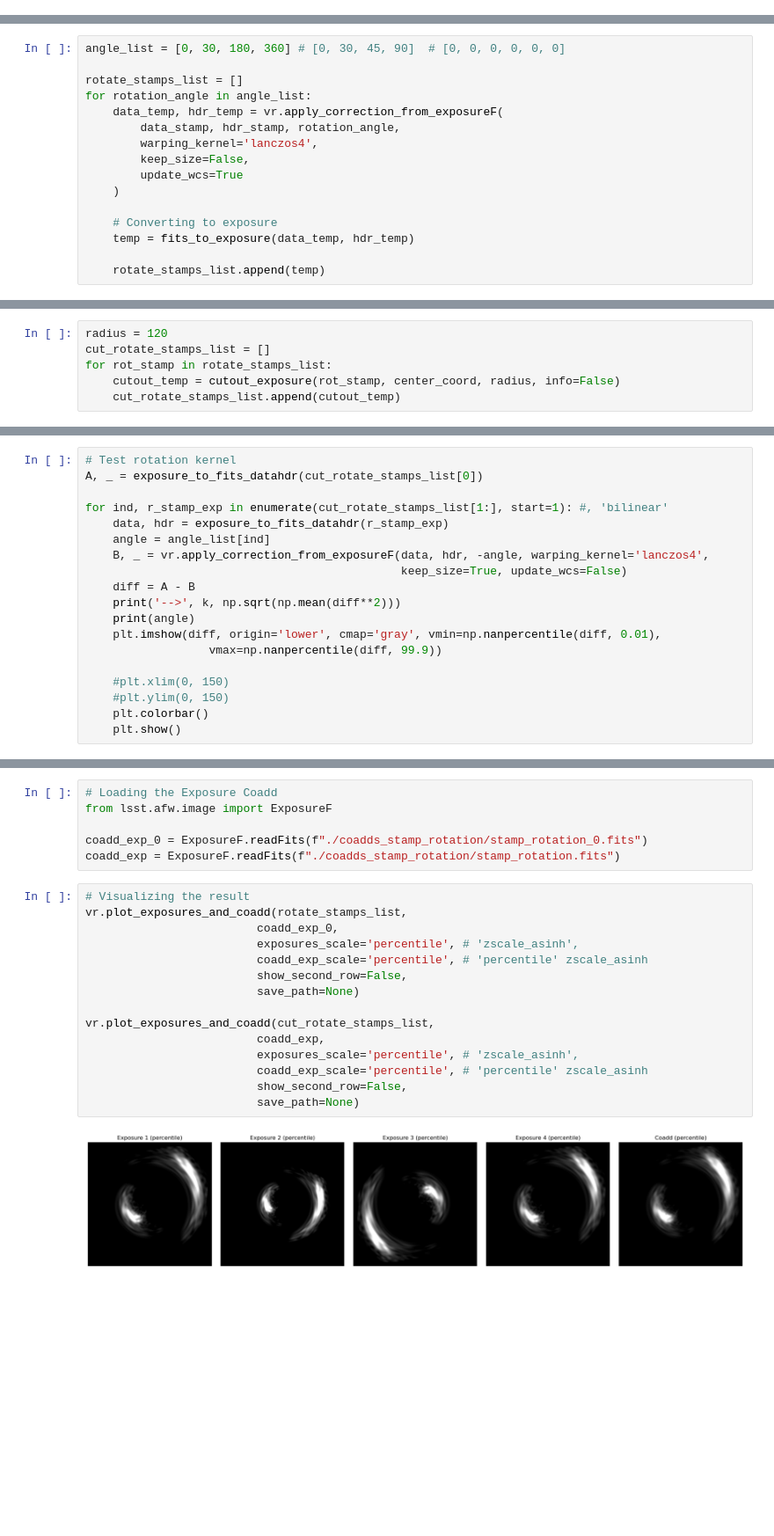
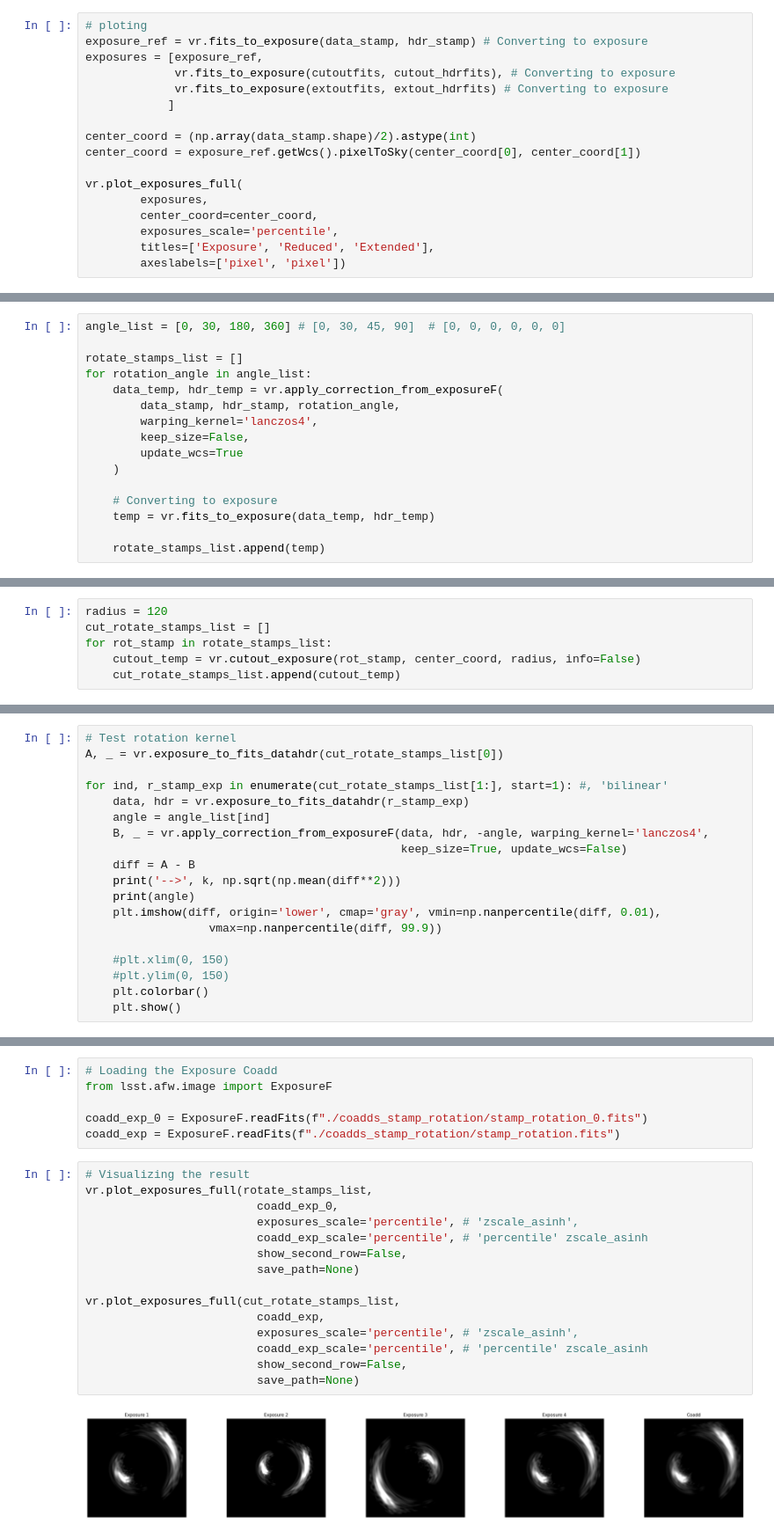
Before and after one commit to Mandy8808/Coadd_VeraRubin, a Jupyter notebook: examples/Testing_rotation_procedure.ipynb, the cells around one changed output, grey strips where cells are left out. Shown at 88% size. Cells and saved outputs as stored; diff of their text form; blank space fills up the shorter version.

```diff
--- a/examples/Testing_rotation_procedure.ipynb
+++ b/examples/Testing_rotation_procedure.ipynb
@@ -494,0 +48,17 @@ plot_exposures_with_point(exposures, center_coord,
+# %%
+# ploting
+exposure_ref = vr.fits_to_exposure(data_stamp, hdr_stamp) # Converting to exposure
+exposures = [exposure_ref,
+             vr.fits_to_exposure(cutoutfits, cutout_hdrfits), # Converting to exposure
+             vr.fits_to_exposure(extoutfits, extout_hdrfits) # Converting to exposure
+            ]
+
+center_coord = (np.array(data_stamp.shape)/2).astype(int)
+center_coord = exposure_ref.getWcs().pixelToSky(center_coord[0], center_coord[1])
+
+vr.plot_exposures_full(
+        exposures,
+        center_coord=center_coord,
+        exposures_scale='percentile',
+        titles=['Exposure', 'Reduced', 'Extended'],
+        axeslabels=['pixel', 'pixel'])
@@ -507,7 +79,7 @@ for rotation_angle in angle_list:
     )
 
     # Converting to exposure
-    temp = fits_to_exposure(data_temp, hdr_temp)
+    temp = vr.fits_to_exposure(data_temp, hdr_temp)
 
     rotate_stamps_list.append(temp)
 # %%
@@ -528,6 +103,6 @@ Notice that in general, every stamp has a different size. Fixing its sizes:
 radius = 120
 cut_rotate_stamps_list = []
 for rot_stamp in rotate_stamps_list:
-    cutout_temp = cutout_exposure(rot_stamp, center_coord, radius, info=False)
+    cutout_temp = vr.cutout_exposure(rot_stamp, center_coord, radius, info=False)
     cut_rotate_stamps_list.append(cutout_temp)
 # %%
@@ -563,10 +141,10 @@ for k in ['lanczos4', 'lanczos3', 'bilinear']: #, 'bilinear', 'lanczos3'
 [figure]
 # %%
 # Test rotation kernel
-A, _ = exposure_to_fits_datahdr(cut_rotate_stamps_list[0])
+A, _ = vr.exposure_to_fits_datahdr(cut_rotate_stamps_list[0])
 
 for ind, r_stamp_exp in enumerate(cut_rotate_stamps_list[1:], start=1): #, 'bilinear'
-    data, hdr = exposure_to_fits_datahdr(r_stamp_exp)
+    data, hdr = vr.exposure_to_fits_datahdr(r_stamp_exp)
     angle = angle_list[ind]
     B, _ = vr.apply_correction_from_exposureF(data, hdr, -angle, warping_kernel='lanczos4',
                                               keep_size=True, update_wcs=False)
@@ -693,18 +267,18 @@ coadd_exp_0 = ExposureF.readFits(f"./coadds_stamp_rotation/stamp_rotation_0.fits
 coadd_exp = ExposureF.readFits(f"./coadds_stamp_rotation/stamp_rotation.fits")
 # %%
 # Visualizing the result
-vr.plot_exposures_and_coadd(rotate_stamps_list,
+vr.plot_exposures_full(rotate_stamps_list,
                          coadd_exp_0,
                          exposures_scale='percentile', # 'zscale_asinh',
                          coadd_exp_scale='percentile', # 'percentile' zscale_asinh
                          show_second_row=False,
                          save_path=None)
 
-vr.plot_exposures_and_coadd(cut_rotate_stamps_list,
+vr.plot_exposures_full(cut_rotate_stamps_list,
                          coadd_exp,
                          exposures_scale='percentile', # 'zscale_asinh',
                          coadd_exp_scale='percentile', # 'percentile' zscale_asinh
                          show_second_row=False,
                          save_path=None)
 # %% [output]
-[figure, old version]
+[figure, new version]
```
Also changed, not shown: parts of 15 cells of this notebook, 39 other files.
